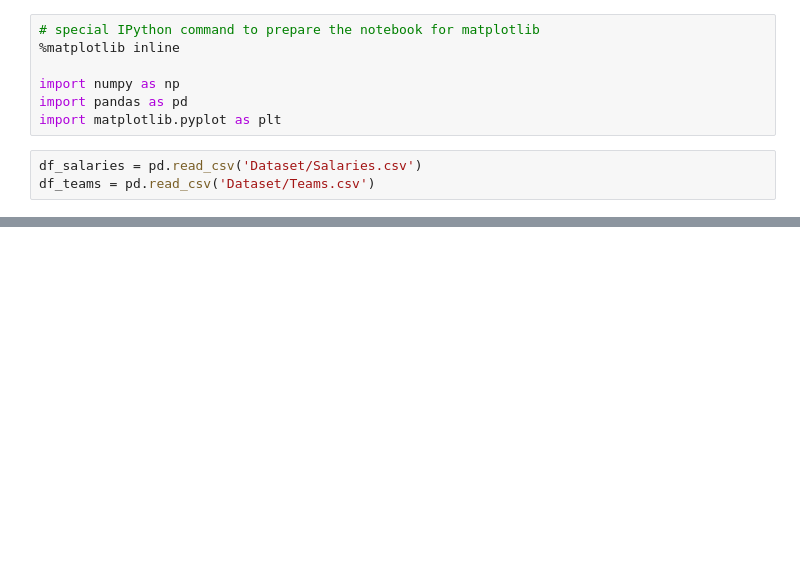
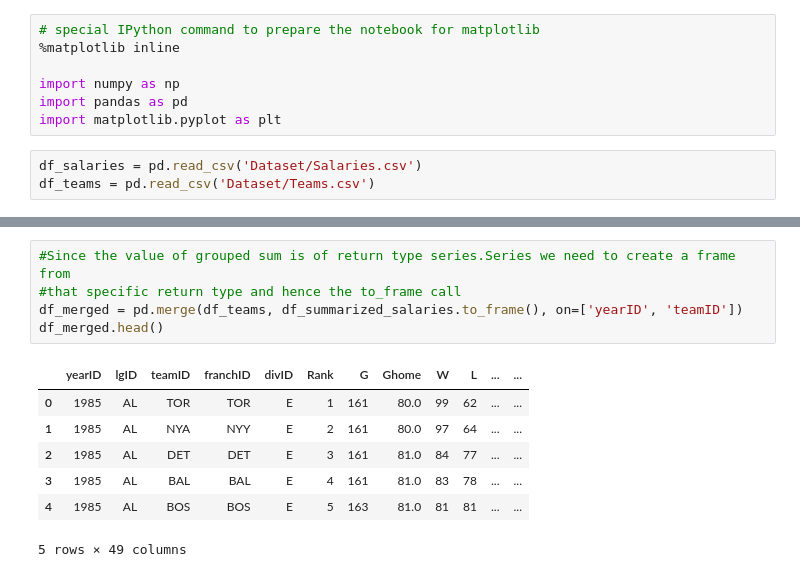
Before and after one commit to RonakKhandelwal/BaseballAdvantage, a Jupyter notebook: BaseballAdvantage.ipynb, the cells around one changed output, grey strips where cells are left out. Saved outputs shown, nothing was run; the diff lists cells and outputs as text; blank space fills up the shorter version.

```diff
--- a/BaseballAdvantage.ipynb
+++ b/BaseballAdvantage.ipynb
@@ -22,0 +43,13 @@ df_teams.head()
+# %%
+#Since the value of grouped sum is of return type series.Series we need to create a frame from
+#that specific return type and hence the to_frame call
+df_merged = pd.merge(df_teams, df_summarized_salaries.to_frame(), on=['yearID', 'teamID'])
+df_merged.head()
+# %% [output]
+|  | yearID | lgID | teamID | franchID | divID | Rank | G | Ghome | W | L | ... | ... |
+| 0 | 1985 | AL | TOR | TOR | E | 1 | 161 | 80.0 | 99 | 62 | ... | ... |
+| 1 | 1985 | AL | NYA | NYY | E | 2 | 161 | 80.0 | 97 | 64 | ... | ... |
+| 2 | 1985 | AL | DET | DET | E | 3 | 161 | 81.0 | 84 | 77 | ... | ... |
+| 3 | 1985 | AL | BAL | BAL | E | 4 | 161 | 81.0 | 83 | 78 | ... | ... |
+| 4 | 1985 | AL | BOS | BOS | E | 5 | 163 | 81.0 | 81 | 81 | ... | ... |
+5 rows × 49 columns
```
Also changed, not shown: parts of 5 cells of this notebook.
